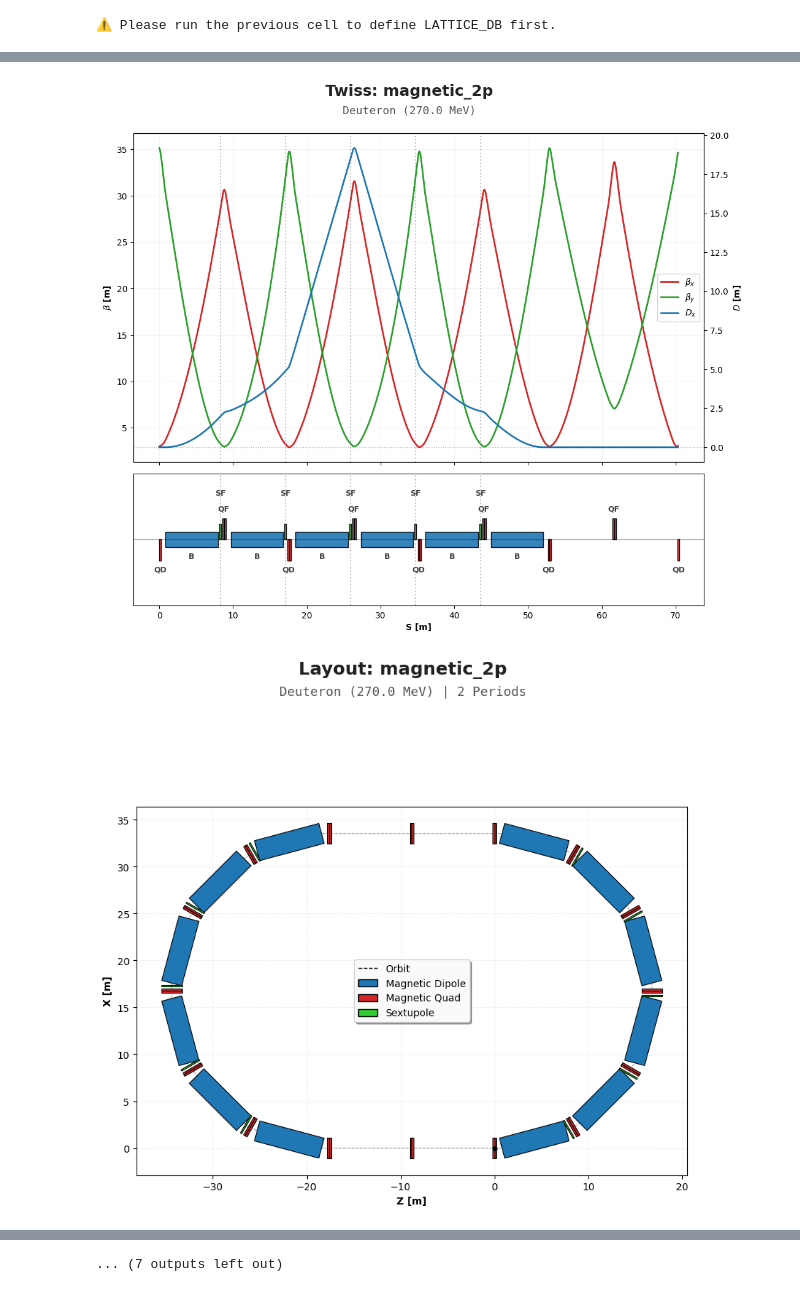
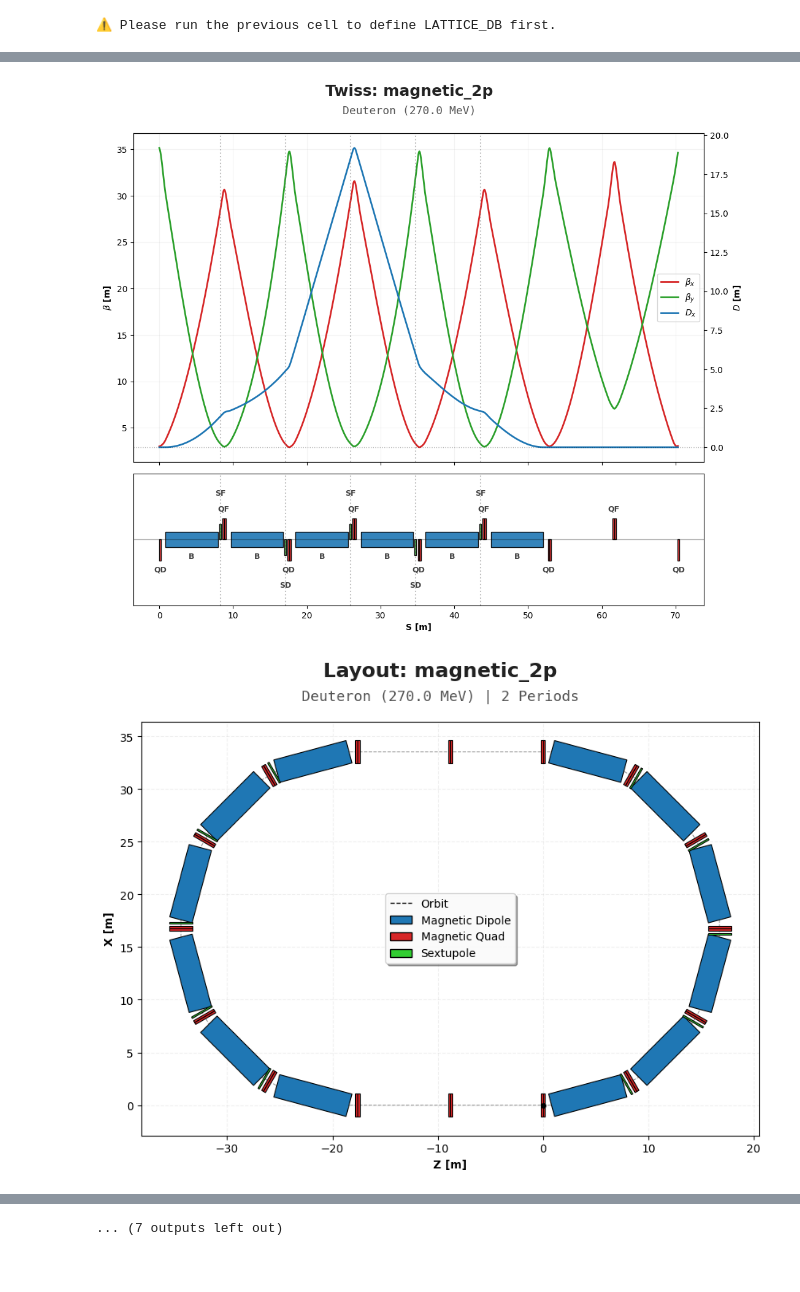
Before and after one commit to sergeybell/SCT, a Jupyter notebook: COSY/analysis/Plotter.ipynb, the cells around one changed output, grey strips where cells are left out. Cells and saved outputs as stored; diff of their text form; code cells hidden in the pictures.

```diff
--- a/COSY/analysis/Plotter.ipynb
+++ b/COSY/analysis/Plotter.ipynb
@@ -700,7 +700,7 @@ def plot_optics(sequence, particle, title="Twiss Parameters"):
     ax_lat.set_xlabel('S [m]', fontweight='bold')
 
     LatticeStyle.draw_header(fig, title, particle)
-    plt.show()
+    return fig
 # %%
 class FloorPainter:
     C = {
@@ -791,7 +791,7 @@ def plot_floor_plan(sequence, particle, n_periods=1, title="Ring Layout"):
 
     extra = f"{n_periods} Periods" if n_periods > 1 else None
     LatticeStyle.draw_header(fig, title, particle, extra)
-    plt.show()
+    return fig
 # %%
 import os
 
@@ -814,6 +814,8 @@ LATTICE_DB = {
         'inputs': {
             'EB1': 112.464392,
             'RFFLAG': 0, 'A': 0.05,
+            'SEXTGx1': 0.1, 'SEXTGx2': 0.1,
+            'SEXTGy1': -0.1, 'SEXTGy2': -0.1
         }
     },
 
@@ -859,7 +861,9 @@ LATTICE_DB = {
         'n_periods': 8,
         'inputs': {
             'EB1': 132,
-            'RFFLAG': 0, 'A': 0.05
+            'RFFLAG': 0, 'A': 0.05,
+            'SEXTGx1': 0.1, 'SEXTGx2': 0.1,
+            'SEXTGy1': -0.1, 'SEXTGy2': -0.1
         }
     },
 
@@ -869,7 +873,9 @@ LATTICE_DB = {
         'n_periods': 8,
         'inputs': {
             'EB1': 132,
-            'RFFLAG': 0, 'A': 0.05
+            'RFFLAG': 0, 'A': 0.05,
+            'SEXTGx1': 0.1, 'SEXTGx2': 0.1,
+            'SEXTGy1': -0.1, 'SEXTGy2': -0.1
         }
     }
 }
@@ -924,38 +930,45 @@ for lat_name, config in LATTICE_DB.items():
             load_optics(sequence, ROOT_DAT, lat_name)
             print("   -> Optics loaded successfully.")
         except Exception as e:
             print(f"   ⚠️ Optics load skipped: {e}")
             print("      (Drawing Layout only)")
 
         # 5. Генерация Графиков
         print("   -> Plotting...")
 
         # График 1: Твисс-параметры
-        plot_optics(sequence, particle=p, title=f"Twiss: {lat_name}")
-
+        twiss_plot =  plot_optics(sequence, particle=p, title=f"Twiss: {lat_name}")
+        save_path_1 = os.path.join(ROOT_DIR, 'dat', lat_name, f"{lat_name}_twiss.png")
+        twiss_plot.savefig(save_path_1, dpi=100, bbox_inches='tight')
+        plt.show()
         # График 2: Геометрия кольца
-        plot_floor_plan(sequence, particle=p, n_periods=n_per, title=f"Layout: {lat_name}")
+        layout_plot = plot_floor_plan(sequence, particle=p, n_periods=n_per, title=f"Layout: {lat_name}")
+        layout_plot.set_size_inches(10, 10)
+        layout_plot.subplots_adjust(top=0.9, bottom=0.35)
+        save_path_2 = os.path.join(ROOT_DIR, 'dat', lat_name, f"{lat_name}_layout.png")
+        layout_plot.savefig(save_path_2, dpi=100, bbox_inches='tight')
+        plt.show()
 
         print(f"✅ Finished {lat_name}")
 
     except Exception as e:
         print(f"❌ CRITICAL ERROR on {lat_name}: {e}")
         # import traceback; traceback.print_exc()
 # %% [output]
 ================================================================================
 🚀 STARTING: magnetic_2p
 ================================================================================
    -> Particle: Deuteron (270.0 MeV)
    -> Layout: 2 periods
    -> Found source: magnetic_2p.fox
    📂 Reading data from: C:/GIT_REPOS/SCT/COSY/src/dat/magnetic_2p
       ✅ BETAX: loaded 51 points
       ✅ BETAY: loaded 51 points
       ✅ DISPX: loaded 51 points
    -> Optics loaded successfully.
    -> Plotting...
-[figure, old version]
+[figure, new version]
-[figure, old version]
+[figure, new version]
 ✅ Finished magnetic_2p
 
 ================================================================================
```
Also changed, not shown: parts of 2 cells of this notebook, 41 other files.
